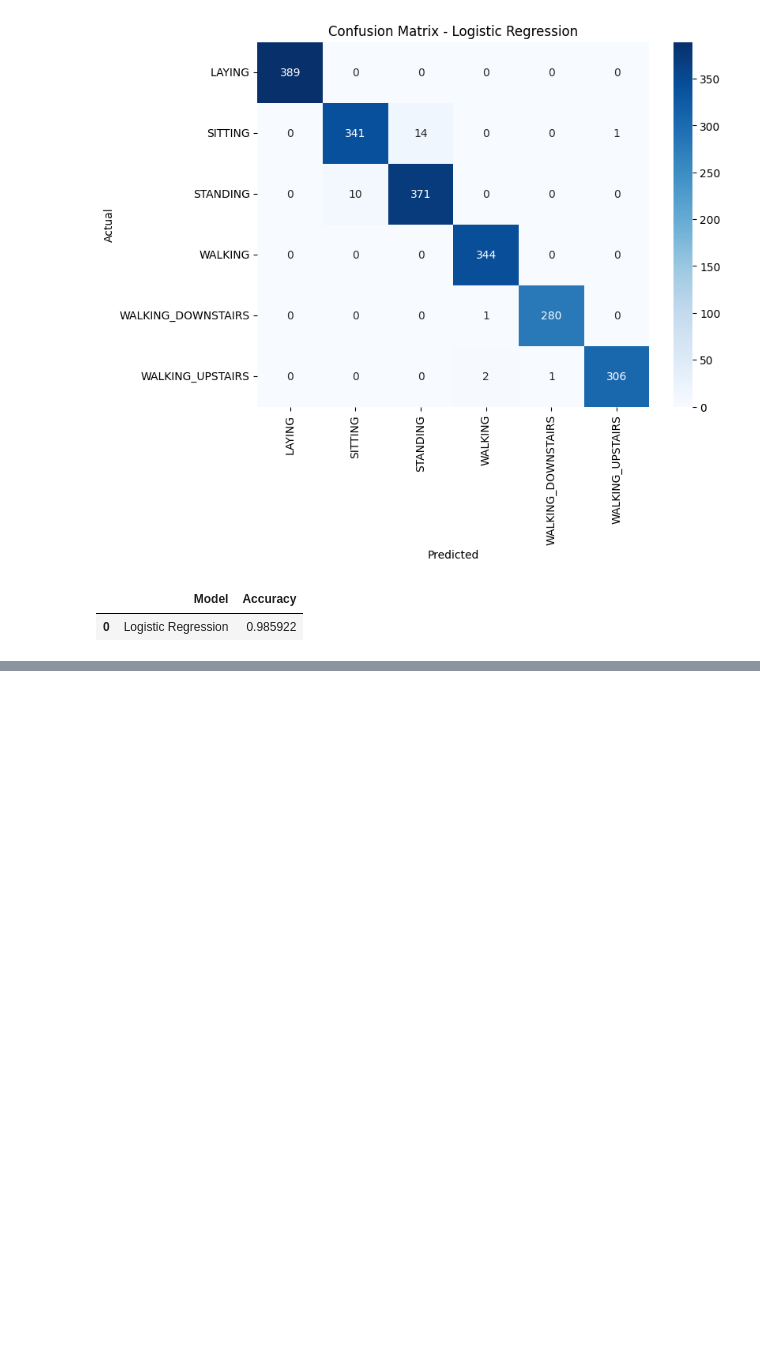
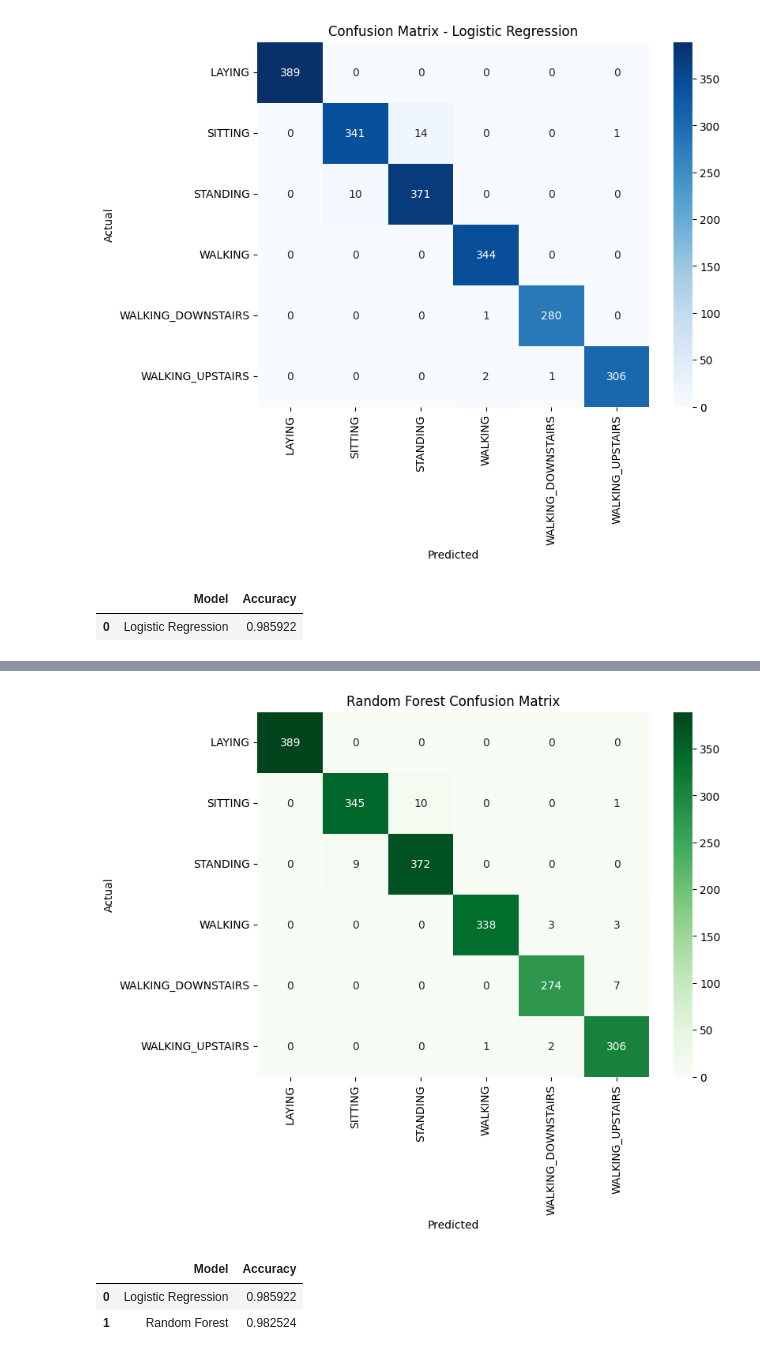
Before and after one commit to Mehnaz-Bashir/Human-Activity-Recognition, a Jupyter notebook: notebooks/04_Model_Training.ipynb, the cells around one changed output, grey strips where cells are left out. Drawn from its saved outputs; the diff is of its cells as text; code cells hidden in the pictures; blank space fills up the shorter version.

Commit message:
Train and compare Logistic Regression and Random Forest models

```diff
--- a/notebooks/04_Model_Training.ipynb
+++ b/notebooks/04_Model_Training.ipynb
@@ -263,3 +263,11 @@ results
 # %% [output]
 |  | Model | Accuracy |
 | 0 | Logistic Regression | 0.985922 |
+# %%
+rf = RandomForestClassifier(
+    n_estimators=200,
+    random_state=42,
+    n_jobs=-1
+)
+
+rf.fit(X_train, y_train)
@@ -265,0 +276,2 @@ results
+# %%
+rf_pred = rf.predict(X_test)
@@ -265,0 +303,38 @@ results
+# %%
+cm_rf = confusion_matrix(y_test, rf_pred)
+
+plt.figure(figsize=(8,6))
+
+sns.heatmap(
+    cm_rf,
+    annot=True,
+    fmt="d",
+    cmap="Greens",
+    xticklabels=encoder.classes_,
+    yticklabels=encoder.classes_
+)
+
+plt.xlabel("Predicted")
+plt.ylabel("Actual")
+plt.title("Random Forest Confusion Matrix")
+
+plt.show()
+# %% [output]
+[figure, added]
+# %%
+results = pd.DataFrame({
+    "Model": [
+        "Logistic Regression",
+        "Random Forest"
+    ],
+    "Accuracy": [
+        accuracy,
+        rf_accuracy
+    ]
+})
+
+results
+# %% [output]
+|  | Model | Accuracy |
+| 0 | Logistic Regression | 0.985922 |
+| 1 | Random Forest | 0.982524 |
```
Also changed, not shown: parts of 4 cells of this notebook.
